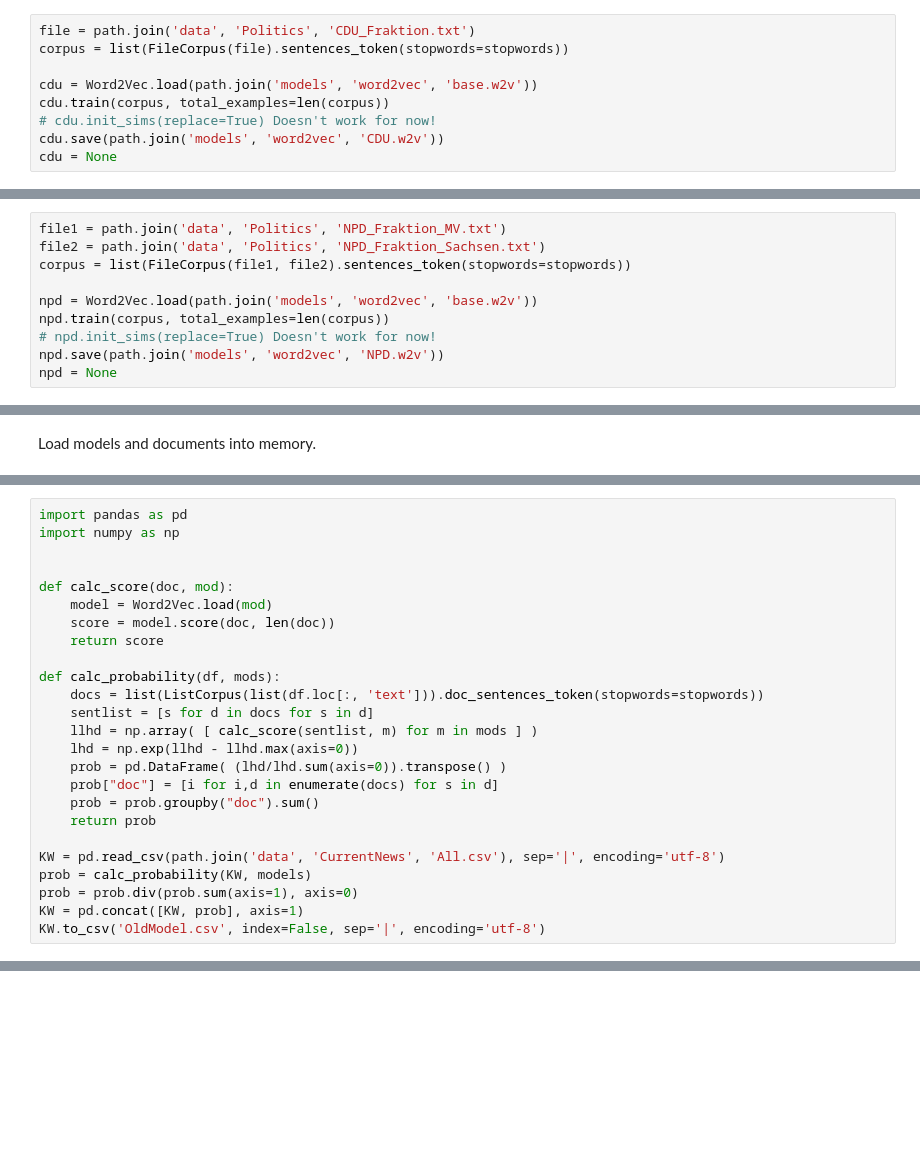
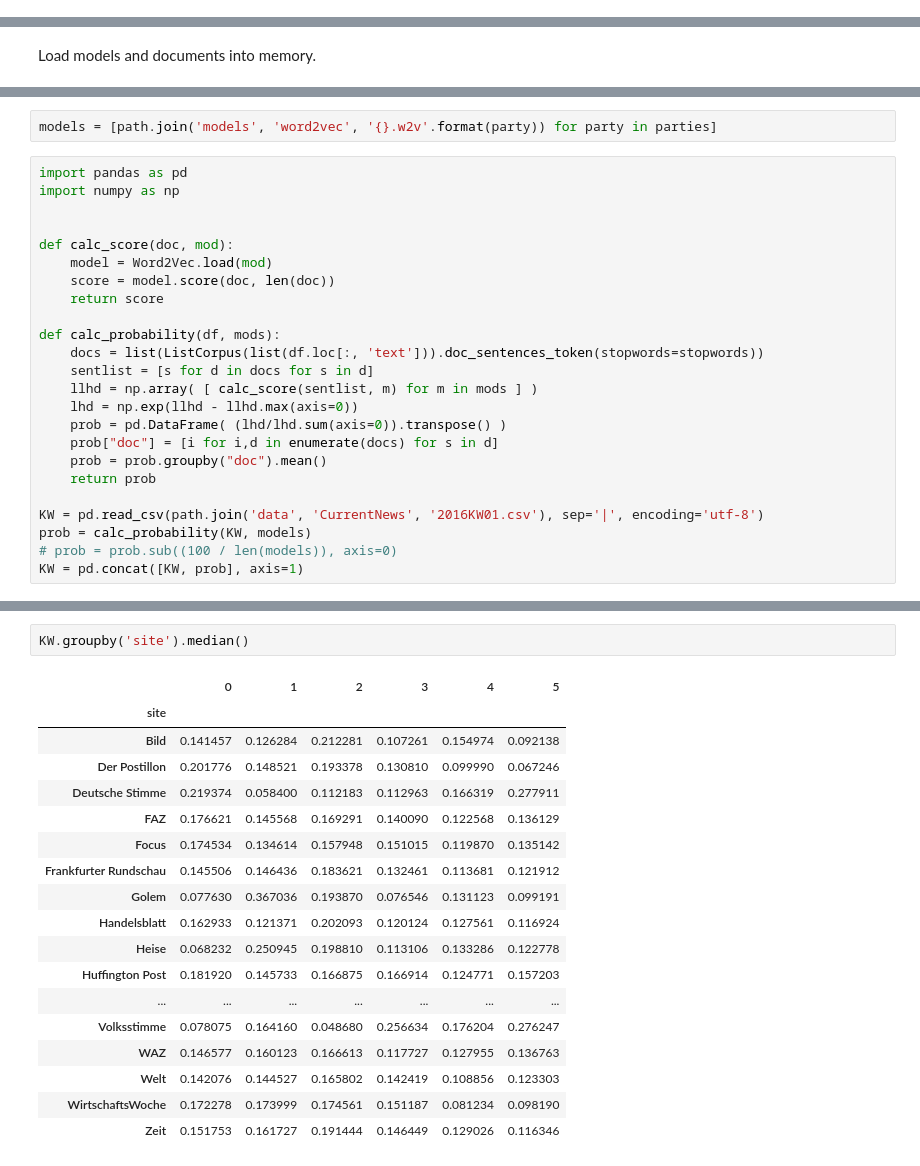
Before and after one commit to smartinsightsfromdata/StalkerML, a Jupyter notebook: Calculate Opinion with Base.ipynb, the cells around one changed output, grey strips where cells are left out. Drawn from its saved outputs; the diff is of its cells as text; blank space fills up the shorter version.

```diff
--- a/Calculate Opinion with Base.ipynb
+++ b/Calculate Opinion with Base.ipynb
@@ -77,9 +135,0 @@ Train model for CDU. Model is finalized to save RAM.
-# %%
-file = path.join('data', 'Politics', 'CDU_Fraktion.txt')
-corpus = list(FileCorpus(file).sentences_token(stopwords=stopwords))
-
-cdu = Word2Vec.load(path.join('models', 'word2vec', 'base.w2v'))
-cdu.train(corpus, total_examples=len(corpus))
-# cdu.init_sims(replace=True) Doesn't work for now!
-cdu.save(path.join('models', 'word2vec', 'CDU.w2v'))
-cdu = None
@@ -88,10 +135,0 @@ Train model for NPD. Model is finalized to save RAM.
-# %%
-file1 = path.join('data', 'Politics', 'NPD_Fraktion_MV.txt')
-file2 = path.join('data', 'Politics', 'NPD_Fraktion_Sachsen.txt')
-corpus = list(FileCorpus(file1, file2).sentences_token(stopwords=stopwords))
-
-npd = Word2Vec.load(path.join('models', 'word2vec', 'base.w2v'))
-npd.train(corpus, total_examples=len(corpus))
-# npd.init_sims(replace=True) Doesn't work for now!
-npd.save(path.join('models', 'word2vec', 'NPD.w2v'))
-npd = None
@@ -109,3 +140,5 @@ models = [path.join('models', 'word2vec', 'SPD.w2v'),
+# %%
+models = [path.join('models', 'word2vec', '{}.w2v'.format(party)) for party in parties]
 # %%
 import pandas as pd
 import numpy as np
@@ -123,11 +156,10 @@ def calc_probability(df, mods):
     lhd = np.exp(llhd - llhd.max(axis=0))
     prob = pd.DataFrame( (lhd/lhd.sum(axis=0)).transpose() )
     prob["doc"] = [i for i,d in enumerate(docs) for s in d]
-    prob = prob.groupby("doc").sum()
+    prob = prob.groupby("doc").mean()
     return prob
 
-KW = pd.read_csv(path.join('data', 'CurrentNews', 'All.csv'), sep='|', encoding='utf-8')
+KW = pd.read_csv(path.join('data', 'CurrentNews', '2016KW01.csv'), sep='|', encoding='utf-8')
 prob = calc_probability(KW, models)
-prob = prob.div(prob.sum(axis=1), axis=0)
+# prob = prob.sub((100 / len(models)), axis=0)
 KW = pd.concat([KW, prob], axis=1)
-KW.to_csv('OldModel.csv', index=False, sep='|', encoding='utf-8')
@@ -133,0 +184,21 @@ KW.to_csv('OldModel.csv', index=False, sep='|', encoding='utf-8')
+# %%
+KW.groupby('site').median()
+# %% [output]
+|  | 0 | 1 | 2 | 3 | 4 | 5 |
+| site |  |  |  |  |  |  |
+| Bild | 0.141457 | 0.126284 | 0.212281 | 0.107261 | 0.154974 | 0.092138 |
+| Der Postillon | 0.201776 | 0.148521 | 0.193378 | 0.130810 | 0.099990 | 0.067246 |
+| Deutsche Stimme | 0.219374 | 0.058400 | 0.112183 | 0.112963 | 0.166319 | 0.277911 |
+| FAZ | 0.176621 | 0.145568 | 0.169291 | 0.140090 | 0.122568 | 0.136129 |
+| Focus | 0.174534 | 0.134614 | 0.157948 | 0.151015 | 0.119870 | 0.135142 |
+| Frankfurter Rundschau | 0.145506 | 0.146436 | 0.183621 | 0.132461 | 0.113681 | 0.121912 |
+| Golem | 0.077630 | 0.367036 | 0.193870 | 0.076546 | 0.131123 | 0.099191 |
+| Handelsblatt | 0.162933 | 0.121371 | 0.202093 | 0.120124 | 0.127561 | 0.116924 |
+| Heise | 0.068232 | 0.250945 | 0.198810 | 0.113106 | 0.133286 | 0.122778 |
+| Huffington Post | 0.181920 | 0.145733 | 0.166875 | 0.166914 | 0.124771 | 0.157203 |
+| ... | ... | ... | ... | ... | ... | ... |
+| Volksstimme | 0.078075 | 0.164160 | 0.048680 | 0.256634 | 0.176204 | 0.276247 |
+| WAZ | 0.146577 | 0.160123 | 0.166613 | 0.117727 | 0.127955 | 0.136763 |
+| Welt | 0.142076 | 0.144527 | 0.165802 | 0.142419 | 0.108856 | 0.123303 |
+| WirtschaftsWoche | 0.172278 | 0.173999 | 0.174561 | 0.151187 | 0.081234 | 0.098190 |
+| Zeit | 0.151753 | 0.161727 | 0.191444 | 0.146449 | 0.129026 | 0.116346 |
```
Also changed, not shown: parts of 18 cells of this notebook, 4 other files.
